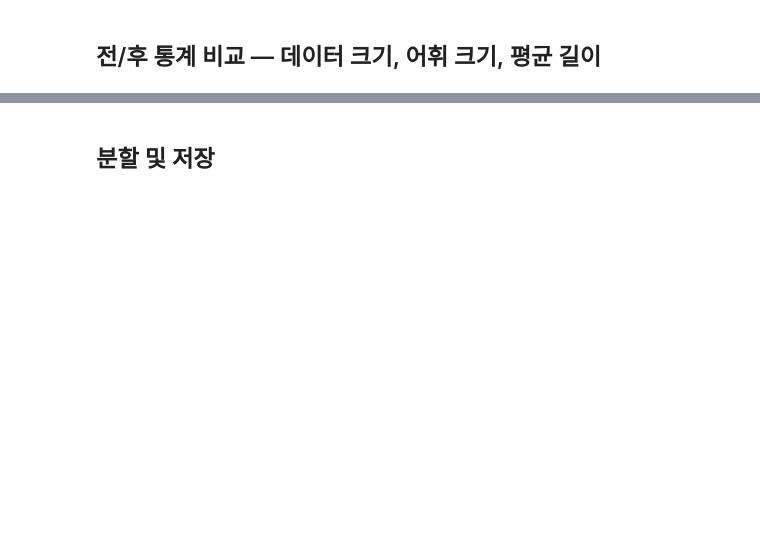
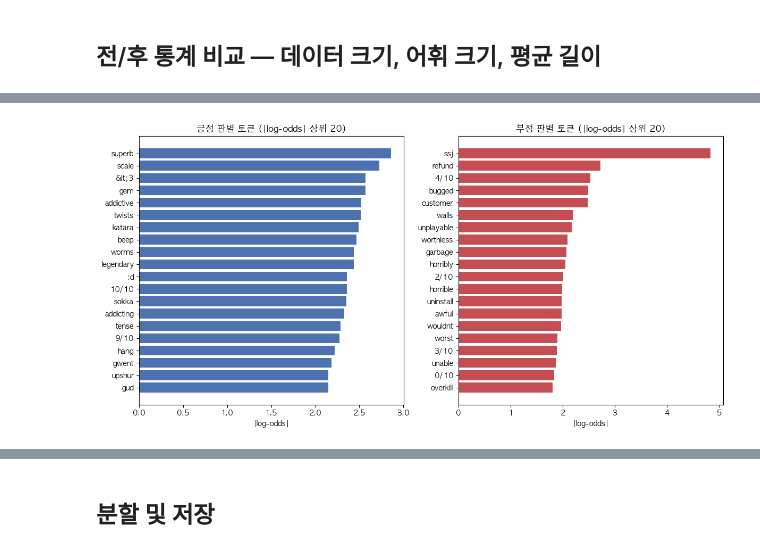
Before and after one commit to rhantj/review-check, a Jupyter notebook: notebooks/02_preprocessing.ipynb, the cells around one changed output, grey strips where cells are left out. Drawn from its saved outputs; the diff is of its cells as text; code cells hidden in the pictures; blank space fills up the shorter version.

```diff
--- a/notebooks/02_preprocessing.ipynb
+++ b/notebooks/02_preprocessing.ipynb
@@ -87,20 +118,0 @@ plt.show()
-# %%
-from collections import Counter
-
-STOP = set("the a an and or but of to in is it this that i you for on with was are be "
-           "my as at so if have has not can its . , ! ?".split())
-
-def top_tokens(texts, n=20):
-    c = Counter(w for t in texts for w in t.lower().split() if w not in STOP and len(w) > 1)
-    return c.most_common(n)
-
-fig, axes = plt.subplots(1, 2, figsize=(12, 5))
-for ax, (lab, name, color) in zip(axes, [(1, "긍정", "#4c72b0"), (0, "부정", "#c44e52")]):
-    toks = top_tokens(after[after["label"] == lab]["text"])
-    words, freqs = zip(*toks)
-    ax.barh(range(len(words)), freqs, color=color)
-    ax.set_yticks(range(len(words)), words)
-    ax.invert_yaxis()
-    ax.set_title(f"{name} 리뷰 상위 토큰")
-plt.tight_layout()
-plt.show()
@@ -106,0 +125,42 @@ plt.show()
+# %%
+import numpy as np
+from collections import Counter
+
+MIN_COUNT = 20
+ALPHA = 1.0
+
+def token_counts(texts):
+    return Counter(w for t in texts for w in t.lower().split() if len(w) > 1)
+
+pos_c = token_counts(after[after["label"] == 1]["text"])
+neg_c = token_counts(after[after["label"] == 0]["text"])
+
+vocab = [w for w in set(pos_c) | set(neg_c) if pos_c[w] + neg_c[w] >= MIN_COUNT]
+n_pos, n_neg, V = sum(pos_c.values()), sum(neg_c.values()), len(vocab)
+
+logodds = pd.DataFrame({
+    "token": vocab,
+    "긍정 빈도": [pos_c[w] for w in vocab],
+    "부정 빈도": [neg_c[w] for w in vocab],
+    "log_odds": [np.log((pos_c[w] + ALPHA) / (n_pos + ALPHA * V))
+                 - np.log((neg_c[w] + ALPHA) / (n_neg + ALPHA * V)) for w in vocab],
+}).sort_values("log_odds", ascending=False)
+
+top_pos = logodds.head(20)
+top_neg = logodds.tail(20).iloc[::-1]
+pd.concat([top_pos.assign(감성="긍정"), top_neg.assign(감성="부정")]) \
+    .to_csv(OUTPUT_DIR / "02_discriminative_tokens_logodds.csv", index=False, encoding="utf-8-sig")
+
+fig, axes = plt.subplots(1, 2, figsize=(12, 6))
+for ax, (top, name, color) in zip(axes, [(top_pos, "긍정", "#4c72b0"),
+                                         (top_neg, "부정", "#c44e52")]):
+    ax.barh(range(len(top)), top["log_odds"].abs(), color=color)
+    ax.set_yticks(range(len(top)), top["token"])
+    ax.invert_yaxis()
+    ax.set_title(f"{name} 판별 토큰 (|log-odds| 상위 20)")
+    ax.set_xlabel("|log-odds|")
+plt.tight_layout()
+fig.savefig(OUTPUT_DIR / "02_discriminative_tokens_logodds.png", dpi=150, bbox_inches="tight")
+plt.show()
+# %% [output]
+[figure, added]
```
Also changed, not shown: parts of 11 cells of this notebook, 12 other files.
